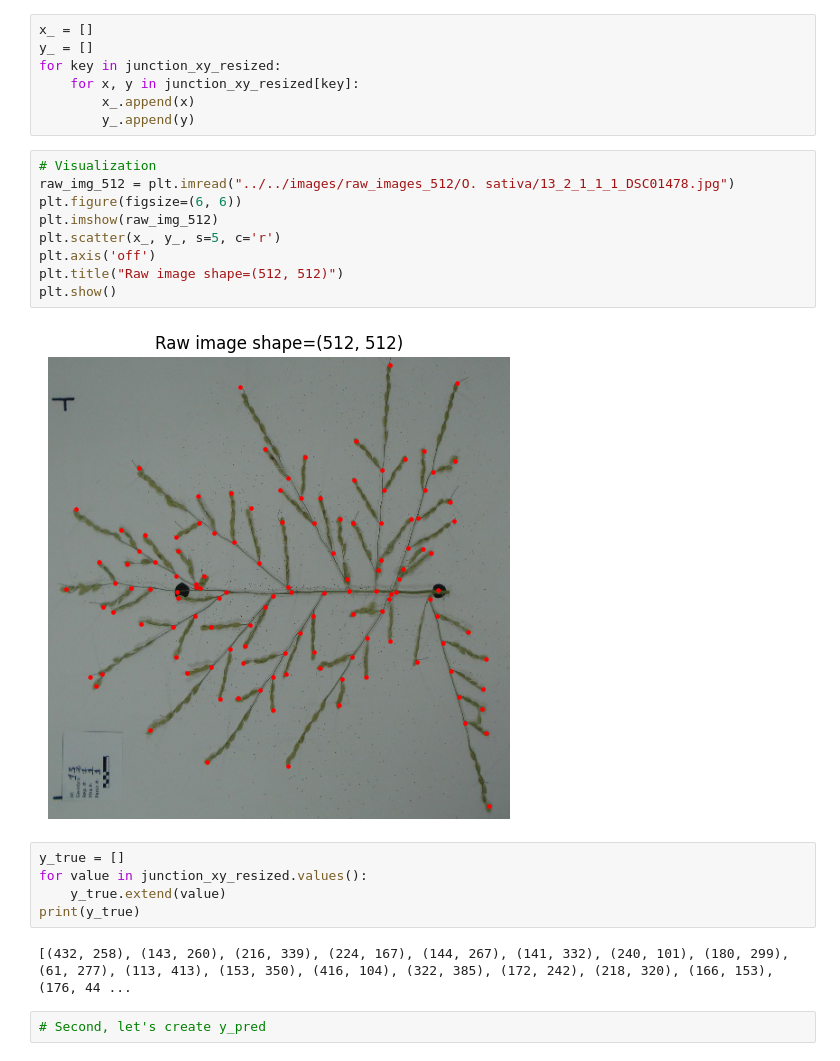
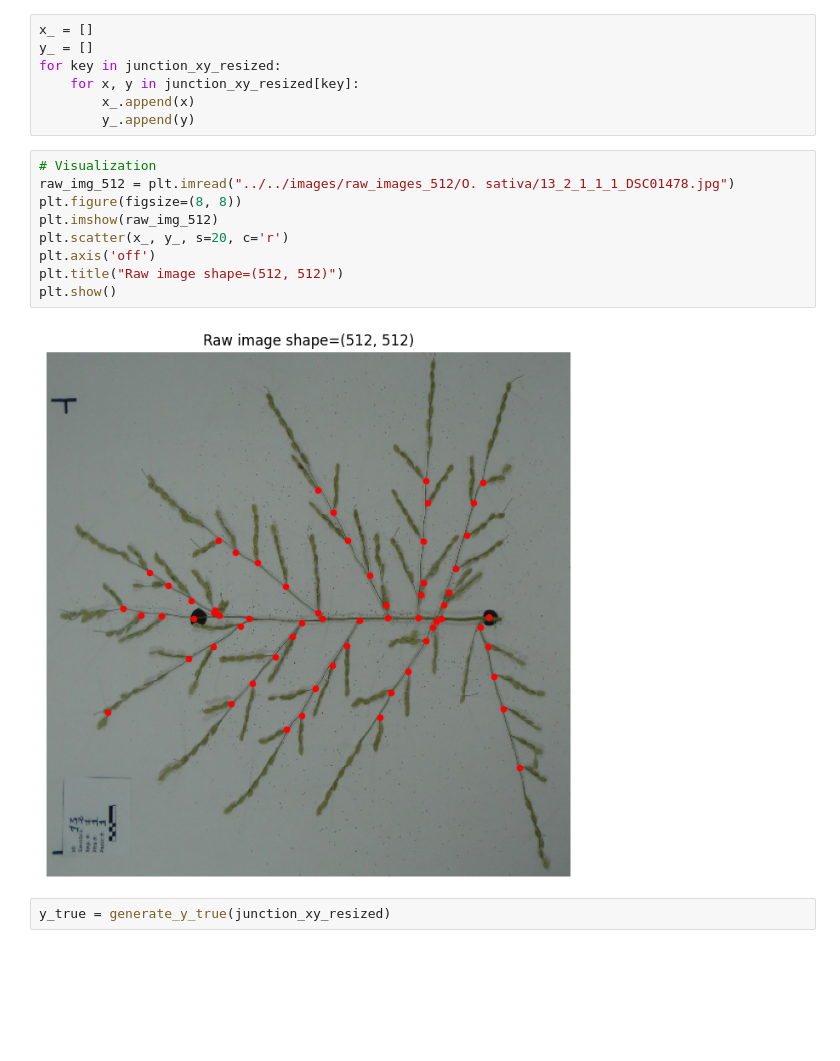
Before and after one commit to lam-thai-nguyen/Rice-Panicle-Architecture-Analysis, a Jupyter notebook: src/examples/image_processing_pipeline.ipynb, the cells around one changed output. Cells and saved outputs as stored; diff of their text form; blank space fills up the shorter version.

```diff
--- a/src/examples/image_processing_pipeline.ipynb
+++ b/src/examples/image_processing_pipeline.ipynb
@@ -92,20 +84,13 @@ for key in junction_xy_resized:
 # %%
 # Visualization
 raw_img_512 = plt.imread("../../images/raw_images_512/O. sativa/13_2_1_1_1_DSC01478.jpg")
-plt.figure(figsize=(6, 6))
+plt.figure(figsize=(8, 8))
 plt.imshow(raw_img_512)
-plt.scatter(x_, y_, s=5, c='r')
+plt.scatter(x_, y_, s=20, c='r')
 plt.axis('off')
 plt.title("Raw image shape=(512, 512)")
 plt.show()
 # %% [output]
-[figure, old version]
+[figure, new version]
-# %%
-y_true = []
-for value in junction_xy_resized.values():
-    y_true.extend(value)
-print(y_true)
-# %% [output]
-[(432, 258), (143, 260), (216, 339), (224, 167), (144, 267), (141, 332), (240, 101), (180, 299), (61, 277), (113, 413), (153, 350), (416, 104), (322, 385), (172, 242), (218, 320), (166, 153), (176, 44 ...
-# %%
-# Second, let's create y_pred
+# %%
+y_true = generate_y_true(junction_xy_resized)
```
Also changed, not shown: parts of 7 cells of this notebook.
